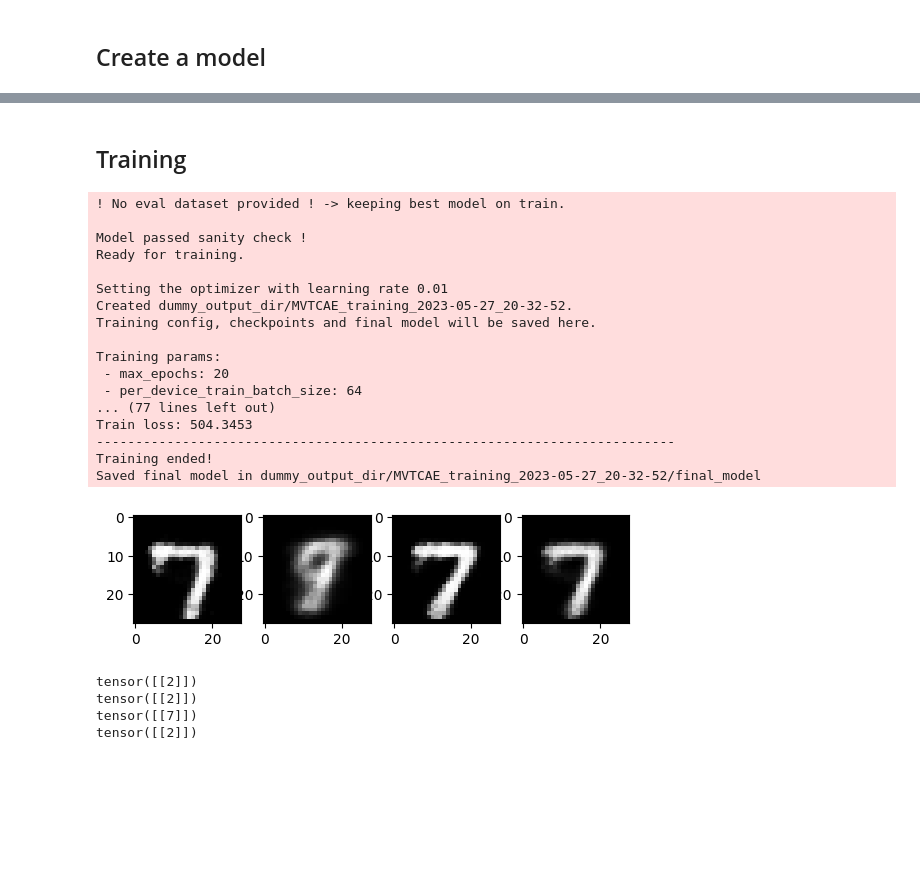
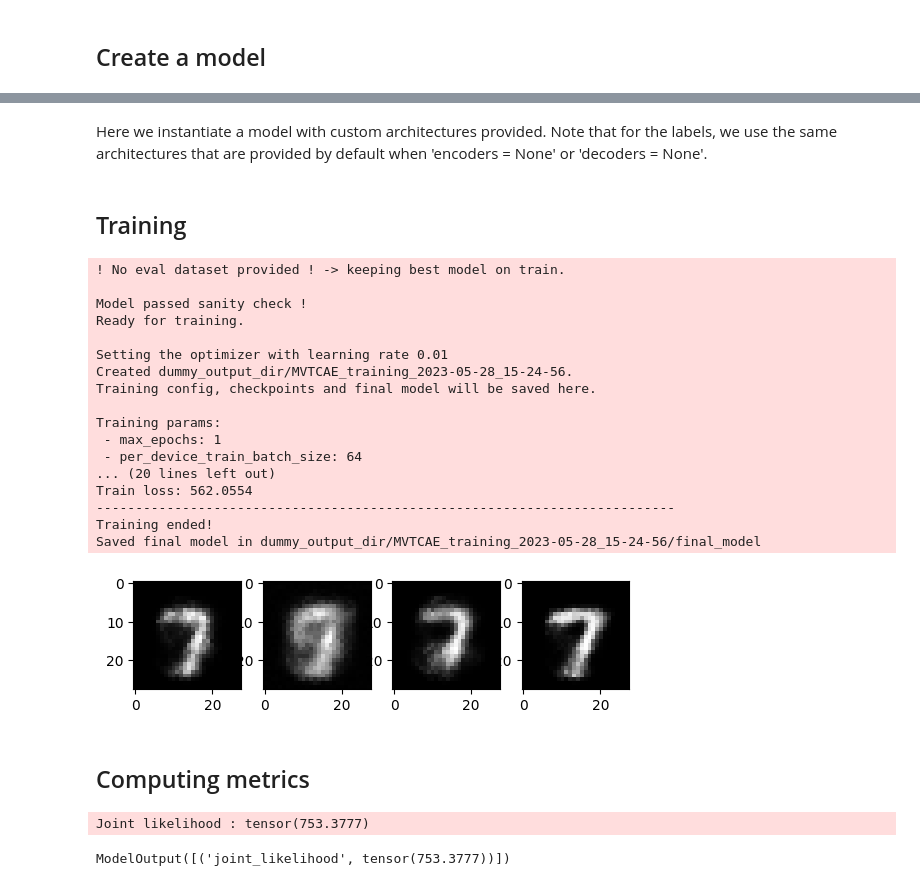
Before and after one commit to AgatheSenellart/MultiVae, a Jupyter notebook: examples/tutorial_notebooks/getting_started.ipynb, the cells around one changed output, grey strips where cells are left out. Cells and saved outputs as stored; diff of their text form; code cells hidden in the pictures; blank space fills up the shorter version.

```diff
--- a/examples/tutorial_notebooks/getting_started.ipynb
+++ b/examples/tutorial_notebooks/getting_started.ipynb
@@ -77,0 +158,2 @@ plt.imshow(data['images'][0][0], cmap='gray')
+# %% [markdown]
+Here we instantiate a model with custom architectures provided. Note that for the labels, we use the same architectures that are provided by default when 'encoders = None' or 'decoders = None'.
@@ -81,7 +172,7 @@ plt.imshow(data['images'][0][0], cmap='gray')
 from multivae.trainers import BaseTrainer, BaseTrainerConfig
 
 trainer_config = BaseTrainerConfig(
-    num_epochs=20,
+    num_epochs=1,
     learning_rate=1e-2,
 
 )
@@ -100,47 +191,48 @@ Model passed sanity check !
 Ready for training.
 
 Setting the optimizer with learning rate 0.01
-Created dummy_output_dir/MVTCAE_training_2023-05-27_20-32-52.
+Created dummy_output_dir/MVTCAE_training_2023-05-28_15-24-56.
 Training config, checkpoints and final model will be saved here.
 
 Training params:
- - max_epochs: 20
+ - max_epochs: 1
  - per_device_train_batch_size: 64
-... (77 lines left out)
-Train loss: 504.3453
+... (20 lines left out)
+Train loss: 562.0554
 --------------------------------------------------------------------------
 Training ended!
-Saved final model in dummy_output_dir/MVTCAE_training_2023-05-27_20-32-52/final_model
+Saved final model in dummy_output_dir/MVTCAE_training_2023-05-28_15-24-56/final_model
 # %%
-# Predict before training
+# Predict after training
 
 from multivae.data import MultimodalBaseDataset
 
 # images from label : show a few samples
 data = model.predict(
     inputs=dataset[0],
     cond_mod='labels',
-    N = 4
+    N = 4,
 )
 
 fig, ax = plt.subplots(1,4)
 for i in range(4):
     ax[i].imshow(data['images'][i][0][0], cmap='gray')
 # %% [output]
-[figure, old version]
+[figure, new version]
-# %%
-import torch
-# predict labels from images
-data = model.predict(
-    inputs=dataset[0],
-    cond_mod='images',
-    N = 4
-)
-
-for i in range(4):
-    print(torch.argmax(data['labels'][i], dim=-1))
-# %% [output]
-tensor([[2]])
-tensor([[2]])
-tensor([[7]])
-tensor([[2]])
+# %% [markdown]
+## Computing metrics
+# %%
+from multivae.metrics.likelihoods import LikelihoodsEvaluator, LikelihoodsEvaluatorConfig
+
+ll_config = LikelihoodsEvaluatorConfig(
+    batch_size=128,
+    num_samples=100)
+
+ll = LikelihoodsEvaluator(
+    model,dataset,eval_config=ll_config
+)
+
+ll.eval()
+# %% [output]
+Joint likelihood : tensor(753.3777)
+ModelOutput([('joint_likelihood', tensor(753.3777))])
```
Also changed, not shown: parts of 6 cells of this notebook, 1 other file.
